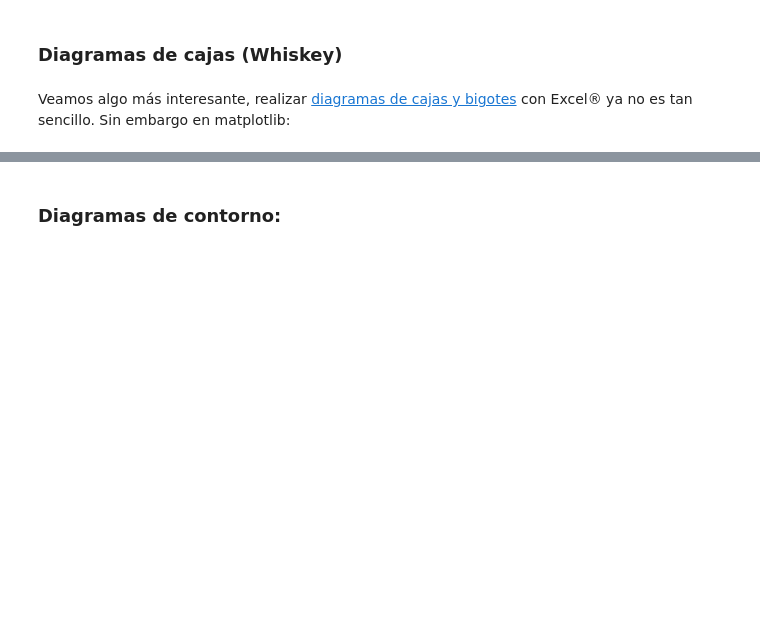
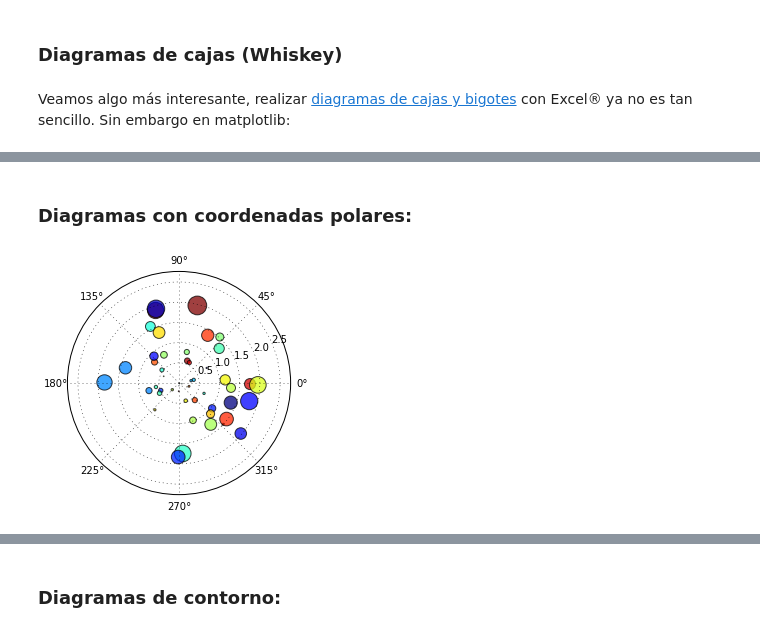
Before and after one commit to franktoffel/origin, a Jupyter notebook: originlab-python.ipynb, the cells around one changed output, grey strips where cells are left out. Saved outputs shown, nothing was run; the diff lists cells and outputs as text; code cells hidden in the pictures; blank space fills up the shorter version.

```diff
--- a/originlab-python.ipynb
+++ b/originlab-python.ipynb
@@ -247,0 +276,20 @@ Resultado reproducido con Origin:
+# %% [markdown]
+### Diagramas con coordenadas polares:
+# %%
+N = 50
+radio = 2 * np.random.rand(N)
+theta = 2 * np.pi * np.random.rand(N)
+area = 100 * radio**2 * np.random.rand(N)
+colores = np.random.rand(N)
+
+# Crea una figura con coordenadas polares
+ax = plt.subplot(111, polar=True)
+
+# Representa una diagrama de dispersión
+c = plt.scatter(theta, radio, c=colores,
+                s=area, alpha=0.75)
+
+
+plt.show()
+# %% [output]
+[figure, added]
```
Also changed, not shown: parts of 22 cells of this notebook, 1 other file.
